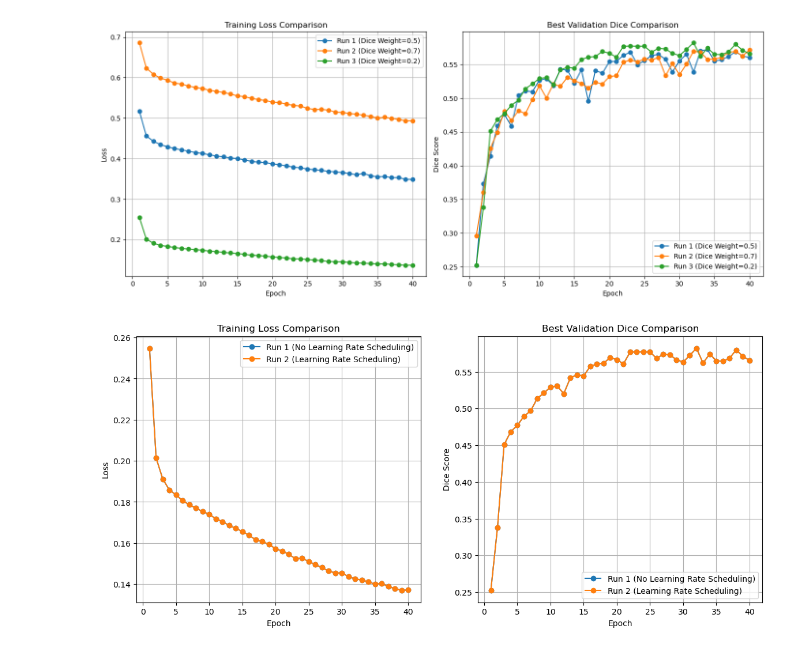
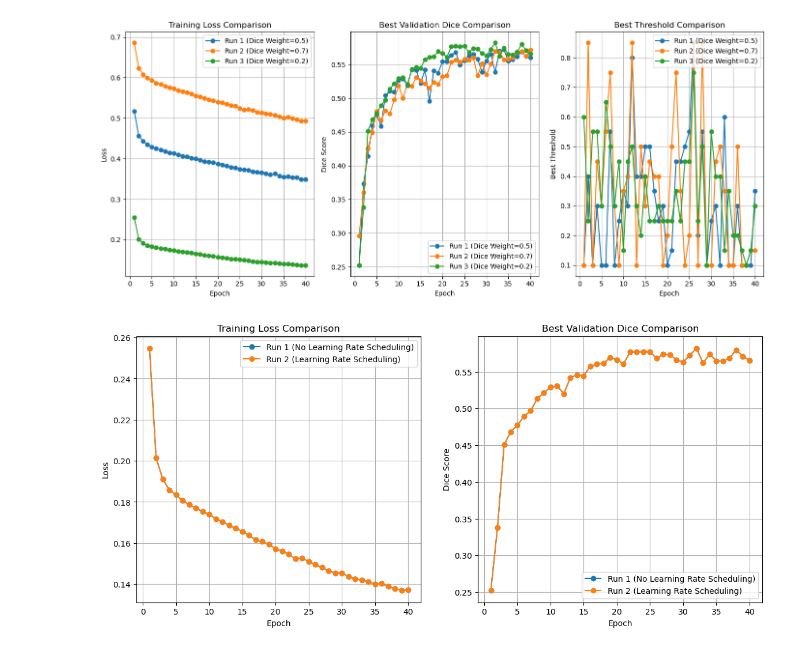
Before and after one commit to Dinis-CM/Contrail-Detection, a Jupyter notebook: comparison.ipynb, the cells around one changed output. Cells and saved outputs as stored; diff of their text form; code cells hidden in the pictures.

```diff
--- a/comparison.ipynb
+++ b/comparison.ipynb
@@ -11,49 +11,56 @@ metrics_files = {
     "Run 3 (Dice Weight=0.2)": "Output/model01_dicebce0.2_loss/training_validation_metrics.csv"
 }
 
-fig1, (ax1, ax2) = plt.subplots(1, 2, figsize=(14, 6))
+fig1, (ax1, ax2, ax3) = plt.subplots(1, 3, figsize=(14, 6))
 
 ax1.set_title("Training Loss Comparison")
 ax1.set_xlabel("Epoch")
 ax1.set_ylabel("Loss")
 ax1.grid(True)
 ax1.xaxis.set_major_locator(MaxNLocator(integer=True))
 
 ax2.set_title("Best Validation Dice Comparison")
 ax2.set_xlabel("Epoch")
 ax2.set_ylabel("Dice Score")
 ax2.grid(True)
 ax2.xaxis.set_major_locator(MaxNLocator(integer=True))
 
+ax3.set_title("Best Threshold Comparison")
+ax3.set_xlabel("Epoch")
+ax3.set_ylabel("Best Threshold")
+ax3.grid(True)
+ax3.xaxis.set_major_locator(MaxNLocator(integer=True))
+
+
 # 3. Process and plot each file
 for label, filepath in metrics_files.items():
     if not os.path.exists(filepath):
         print(f"Warning: File not found: {filepath}. Skipping '{label}'.")
         continue
 
     df = pd.read_csv(filepath)
 
-    # Group by epoch to handle the multiple threshold rows per epoch
-    # We take the 'first' loss (since it's identical across thresholds)
-    # and the 'max' dice score achieved in that epoch
-    epoch_summary = df.groupby("epoch").agg(
-        train_loss=("avg_train_loss", "first"),
-        best_dice=("dice", "max")
-    ).reset_index()
+    best_dice_idx = df.groupby("epoch")["dice"].idxmax()
+    epoch_summary = df.loc[best_dice_idx].head(40)
 
     # Plot Loss
-    ax1.plot(epoch_summary["epoch"], epoch_summary["train_loss"], marker='o', label=label)
+    ax1.plot(epoch_summary["epoch"], epoch_summary["avg_train_loss"], marker='o', label=label)
 
     # Plot Dice
-    ax2.plot(epoch_summary["epoch"], epoch_summary["best_dice"], marker='o', label=label)
+    ax2.plot(epoch_summary["epoch"], epoch_summary["dice"], marker='o', label=label)
+
+    # Plot Best Threshold
+    ax3.plot(epoch_summary["epoch"], epoch_summary["threshold"], marker='o', label=label)
+
 
 # 4. Add legends and show
 ax1.legend()
 ax2.legend()
+ax3.legend()
 plt.tight_layout()
 plt.show()
 # %% [output]
-[figure, old version]
+[figure, new version]
 # %%
 metrics_files = {
     "Run 1 (No Learning Rate Scheduling)": "Output/model01_dicebce0.2_loss/training_validation_metrics.csv",
```
Also changed, not shown: parts of 4 cells of this notebook, 50 other files.
